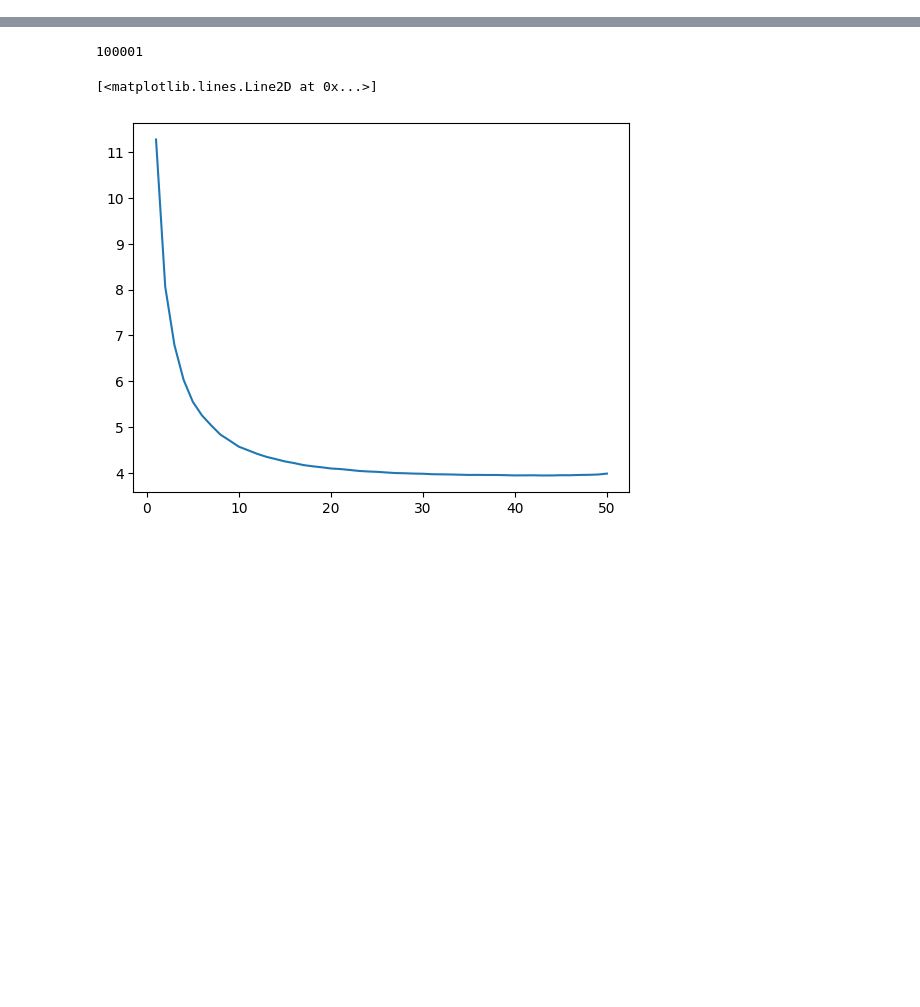
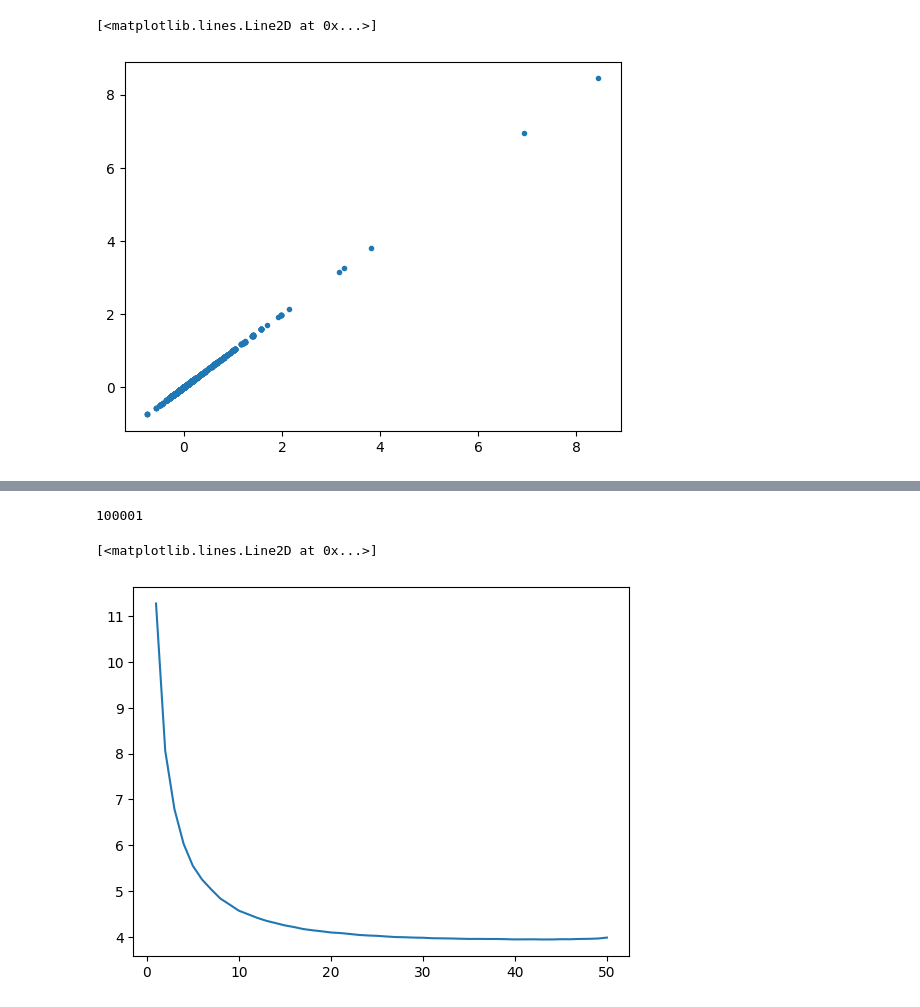
Before and after one commit to bongiornoc/HOAO, a Jupyter notebook: notebooks/TEST.ipynb, the cells around one changed output, grey strips where cells are left out. Drawn from its saved outputs; the diff is of its cells as text; code cells hidden in the pictures; blank space fills up the shorter version.

```diff
--- a/notebooks/TEST.ipynb
+++ b/notebooks/TEST.ipynb
@@ -18,0 +66,5 @@ import tensorflow as tf
+# %%
+plt.plot( ck.ricostruisci_cokurtosi_tf(K,tf.transpose(U,[1,0])).numpy().flatten(), G.numpy().flatten(),'.' )
+# %% [output]
+[<matplotlib.lines.Line2D at 0x...>]
+[figure, added]
```
Also changed, not shown: parts of 7 cells of this notebook, 1 other file.
